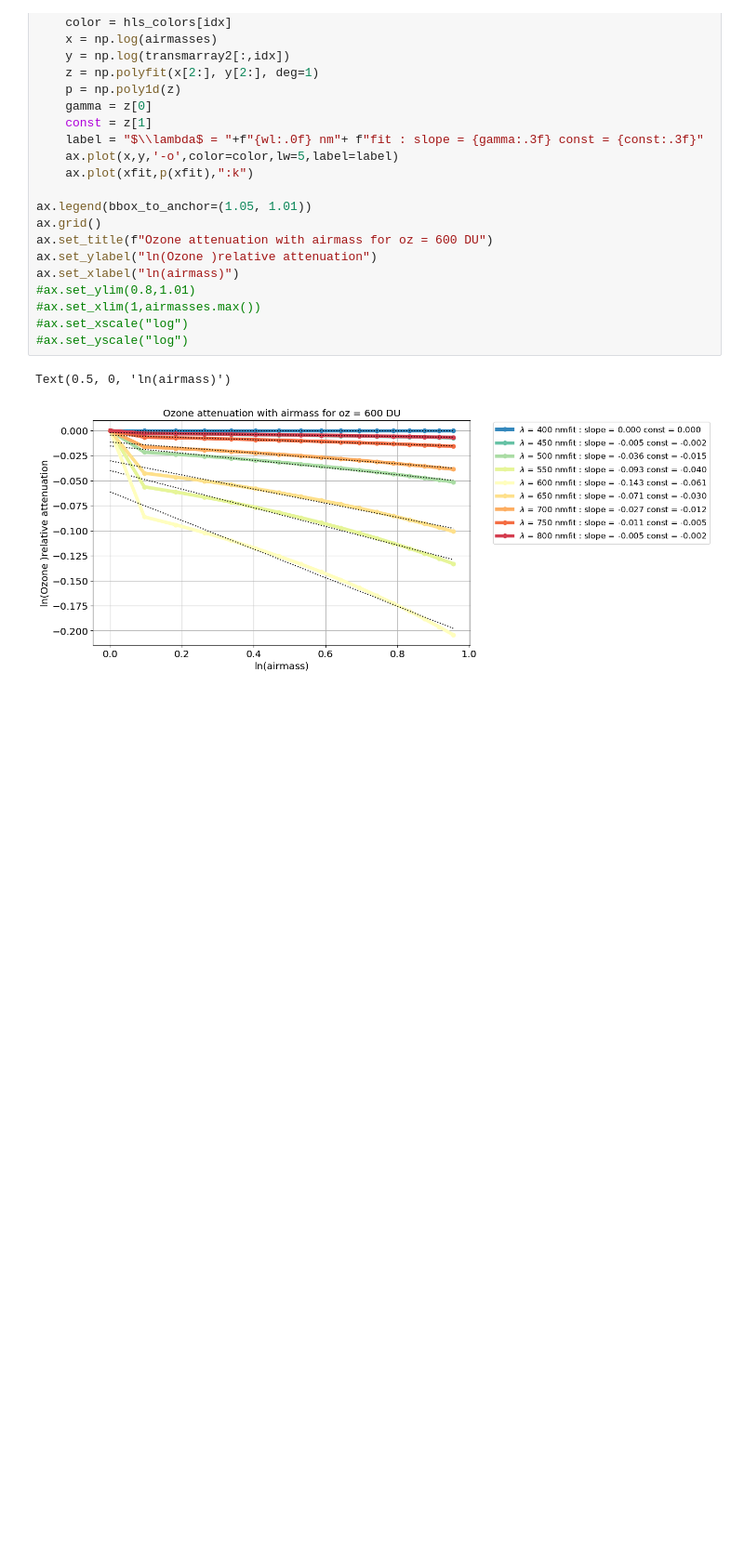
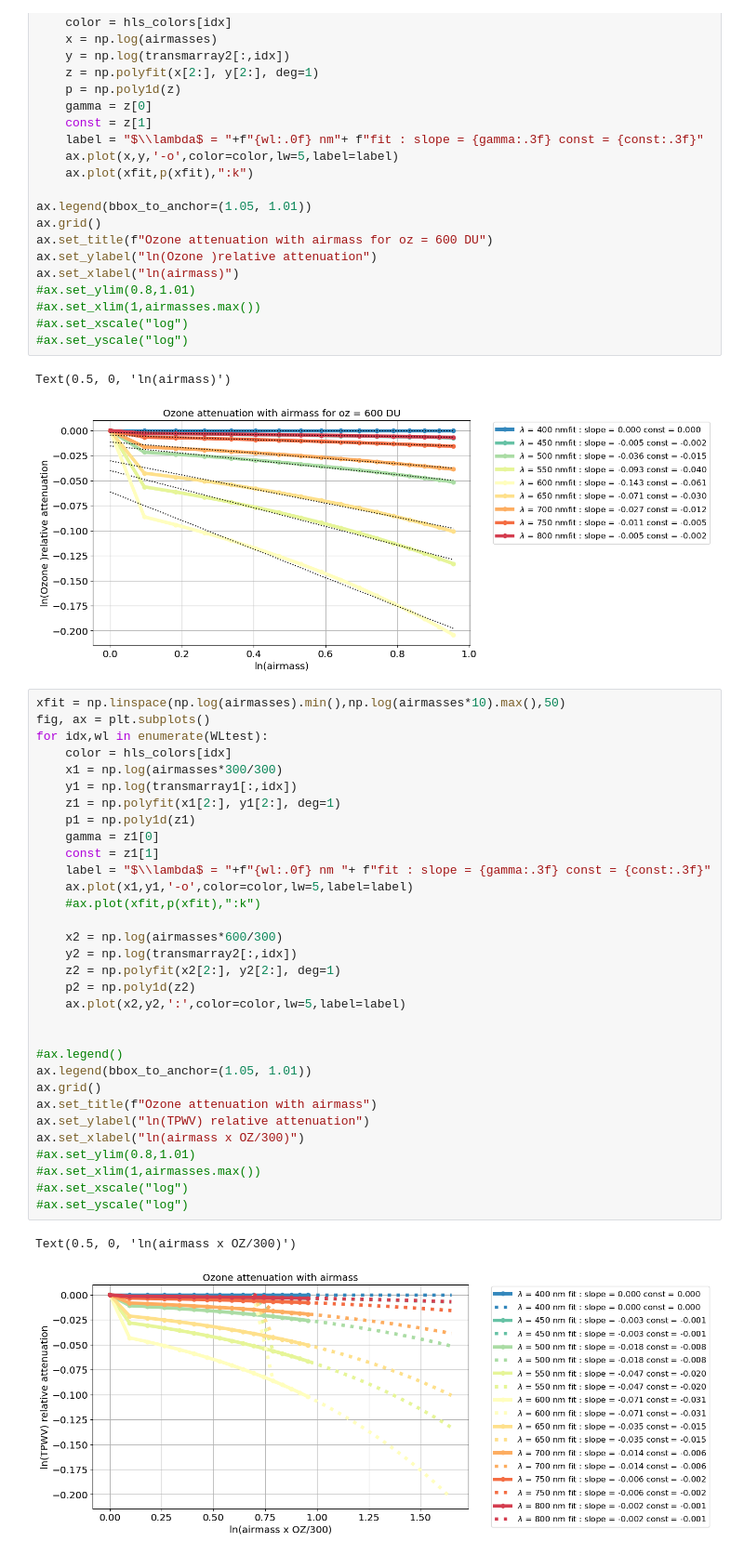
Before and after one commit to LSSTDESC/getObsAtmo, a Jupyter notebook: docs/notebooks/plot_ozonevsairmass.ipynb, the cells around one changed output. Shown at 93% size. Drawn from its saved outputs; the diff is of its cells as text; blank space fills up the shorter version.

```diff
--- a/docs/notebooks/plot_ozonevsairmass.ipynb
+++ b/docs/notebooks/plot_ozonevsairmass.ipynb
@@ -318,3 +318,38 @@ ax.set_xlabel("ln(airmass)")
 # %% [output]
 Text(0.5, 0, 'ln(airmass)')
 [figure]
+# %%
+xfit = np.linspace(np.log(airmasses).min(),np.log(airmasses*10).max(),50)
+fig, ax = plt.subplots()
+for idx,wl in enumerate(WLtest):
+    color = hls_colors[idx]
+    x1 = np.log(airmasses*300/300)
+    y1 = np.log(transmarray1[:,idx])
+    z1 = np.polyfit(x1[2:], y1[2:], deg=1)
+    p1 = np.poly1d(z1)
+    gamma = z1[0]
+    const = z1[1]
+    label = "$\\lambda$ = "+f"{wl:.0f} nm "+ f"fit : slope = {gamma:.3f} const = {const:.3f}"
+    ax.plot(x1,y1,'-o',color=color,lw=5,label=label)
+    #ax.plot(xfit,p(xfit),":k")
+
+    x2 = np.log(airmasses*600/300)
+    y2 = np.log(transmarray2[:,idx])
+    z2 = np.polyfit(x2[2:], y2[2:], deg=1)
+    p2 = np.poly1d(z2)
+    ax.plot(x2,y2,':',color=color,lw=5,label=label)
+
+
+#ax.legend()
+ax.legend(bbox_to_anchor=(1.05, 1.01))
+ax.grid()
+ax.set_title(f"Ozone attenuation with airmass")
+ax.set_ylabel("ln(TPWV) relative attenuation")
+ax.set_xlabel("ln(airmass x OZ/300)")
+#ax.set_ylim(0.8,1.01)
+#ax.set_xlim(1,airmasses.max())
+#ax.set_xscale("log")
+#ax.set_yscale("log")
+# %% [output]
+Text(0.5, 0, 'ln(airmass x OZ/300)')
+[figure, added]
```
Also changed, not shown: 1 other file.
